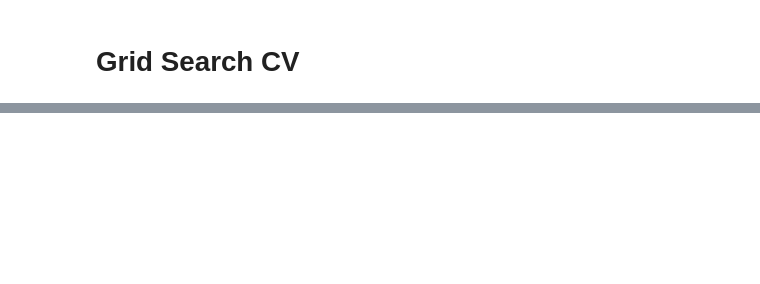
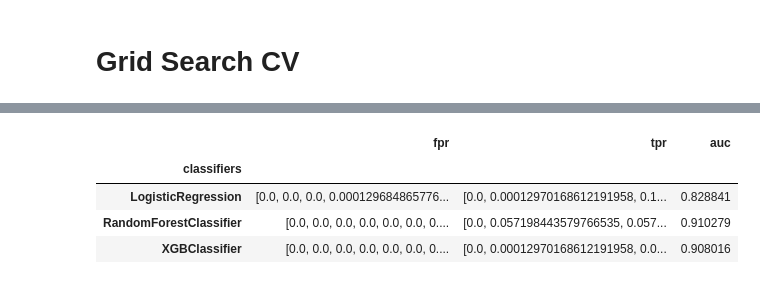
Before and after one commit to Creatrohit9/Credit-Card-Default-Prediction-Rohit-Bhadauriya, a Jupyter notebook: Credit_Card_Default_Prediction(Proponent_Ds)_Rohit_Bhadauriya_Capstone_Project.ipynb, the cells around one changed output, grey strips where cells are left out. Saved outputs shown, nothing was run; the diff lists cells and outputs as text; code cells hidden in the pictures; blank space fills up the shorter version.

```diff
--- a/Credit_Card_Default_Prediction(Proponent_Ds)_Rohit_Bhadauriya_Capstone_Project.ipynb
+++ b/Credit_Card_Default_Prediction(Proponent_Ds)_Rohit_Bhadauriya_Capstone_Project.ipynb
@@ -1344,0 +1409,30 @@ plt.show()
+# %%
+classifiers_proba = [(optimized_clf, y_preds_proba_lr),
+               (optimal_rf_clf, y_preds_proba_rf),
+               (optimal_xgb, y_preds_proba_xgb),
+               ]
+
+# Define a result table as a DataFrame
+result_table = pd.DataFrame(columns=['classifiers', 'fpr','tpr','auc'])
+
+# Train the models and record the results
+for pair in classifiers_proba:
+
+    fpr, tpr, _ = roc_curve(y_test,  pair[1])
+    auc = roc_auc_score(y_test, pair[1])
+
+    result_table = result_table.append({'classifiers':pair[0].__class__.__name__,
+                                        'fpr':fpr,
+                                        'tpr':tpr,
+                                        'auc':auc}, ignore_index=True)
+
+# Set name of the classifiers as index labels
+result_table.set_index('classifiers', inplace=True)
+# %%
+result_table
+# %% [output]
+|  | fpr | tpr | auc |
+| classifiers |  |  |  |
+| LogisticRegression | [0.0, 0.0, 0.0, 0.000129684865776... | [0.0, 0.00012970168612191958, 0.1... | 0.828841 |
+| RandomForestClassifier | [0.0, 0.0, 0.0, 0.0, 0.0, 0.0, 0.... | [0.0, 0.057198443579766535, 0.057... | 0.910279 |
+| XGBClassifier | [0.0, 0.0, 0.0, 0.0, 0.0, 0.0, 0.... | [0.0, 0.00012970168612191958, 0.0... | 0.908016 |
```
Also changed, not shown: parts of 49 cells of this notebook.
